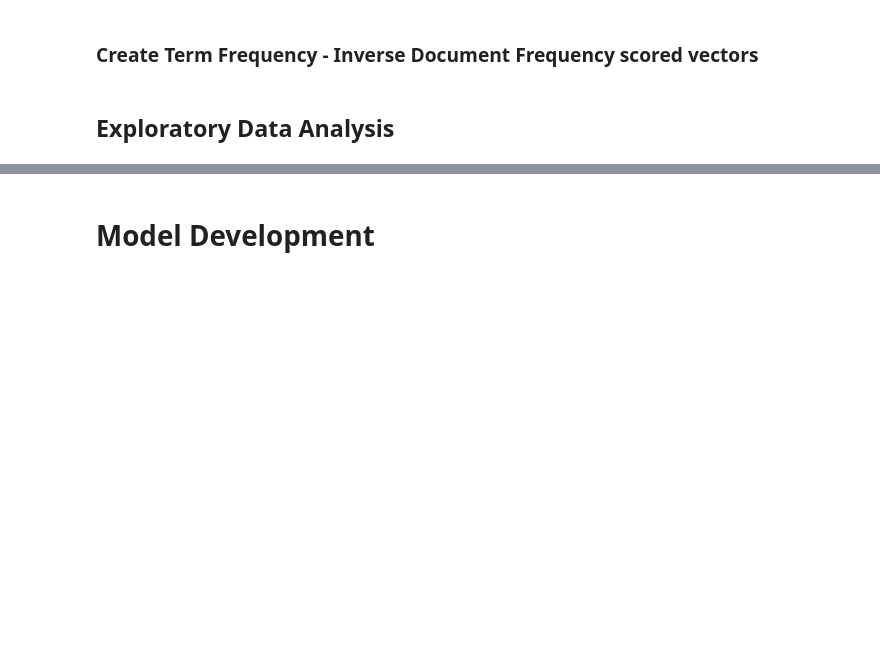
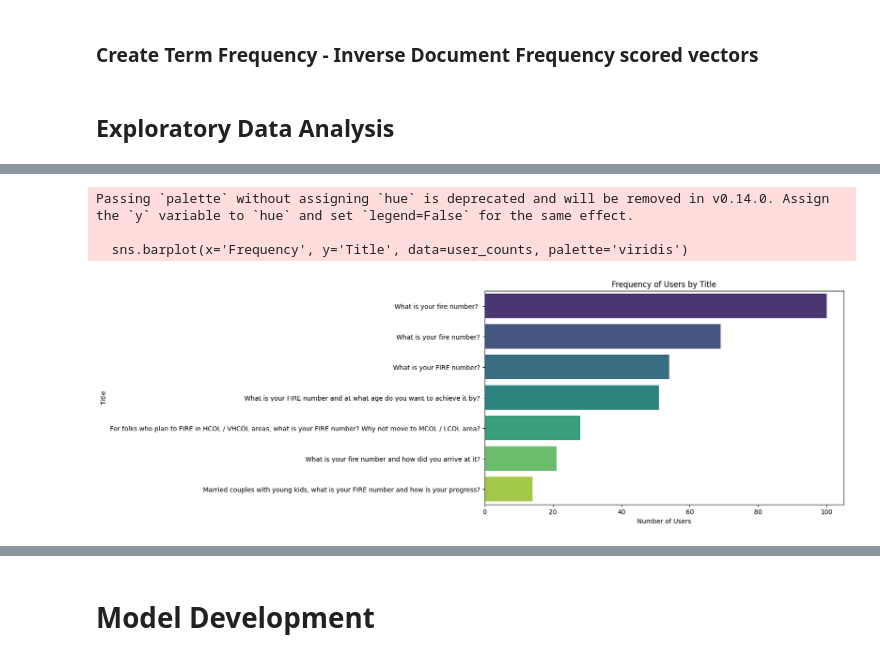
Before and after one commit to vanguardfox/ads509-group5, a Jupyter notebook: ADS509_Final_Project.ipynb, the cells around one changed output, grey strips where cells are left out. Cells and saved outputs as stored; diff of their text form; code cells hidden in the pictures; blank space fills up the shorter version.

```diff
--- a/ADS509_Final_Project.ipynb
+++ b/ADS509_Final_Project.ipynb
@@ -489,3 +500,9 @@ with open('vectorizer_tfidf.pkl', 'rb') as f:
     vectorizer_tfidf = pickle.load(f)
 # %% [markdown]
 ## Exploratory Data Analysis
+# %%
+# Create a copy of fire_df with specific columns
+fire_df_copy = fire_df[['Thread ID', 'Title', 'User', 'Post Time', 'Comment Time', 'FIRE Number']].copy()
+
+# Copy DataFrame
+fire_df_copy.head()
@@ -491,0 +516,17 @@ with open('vectorizer_tfidf.pkl', 'rb') as f:
+# %%
+# The frequency of users by title
+user_counts = fire_df_copy['Title'].value_counts().reset_index()
+user_counts.columns = ['Title', 'Frequency']
+
+# Bar Plot
+plt.figure(figsize=(10, 6))
+sns.barplot(x='Frequency', y='Title', data=user_counts, palette='viridis')
+plt.title('Frequency of Users by Title')
+plt.xlabel('Number of Users')
+plt.ylabel('Title')
+plt.show()
+# %% [output]
+Passing `palette` without assigning `hue` is deprecated and will be removed in v0.14.0. Assign the `y` variable to `hue` and set `legend=False` for the same effect.
+
+  sns.barplot(x='Frequency', y='Title', data=user_counts, palette='viridis')
+[figure, added]
```
Also changed, not shown: parts of 14 cells of this notebook.
